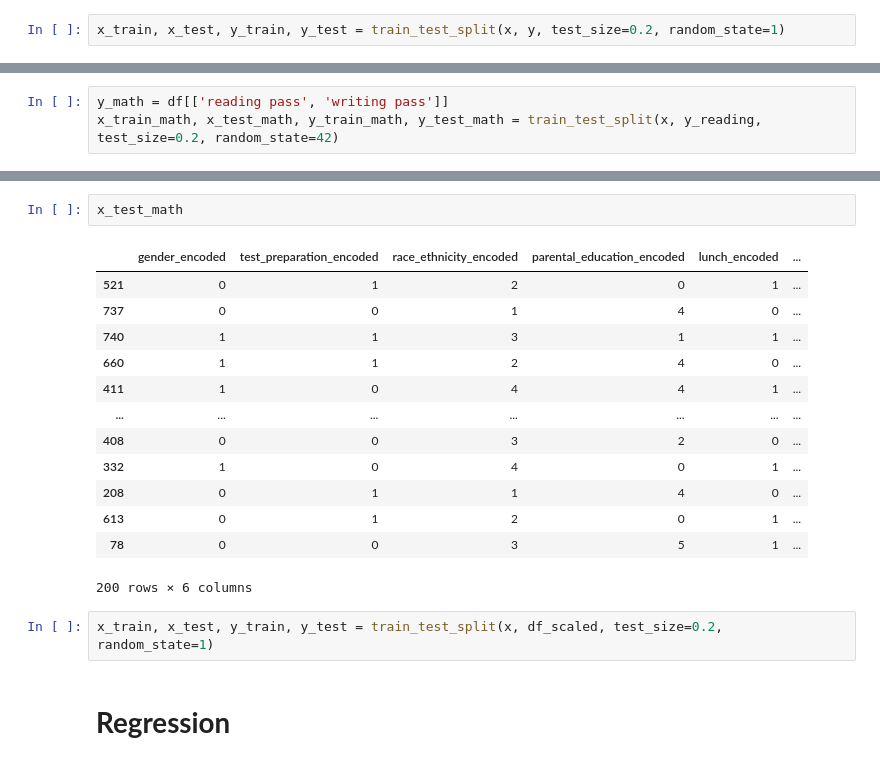
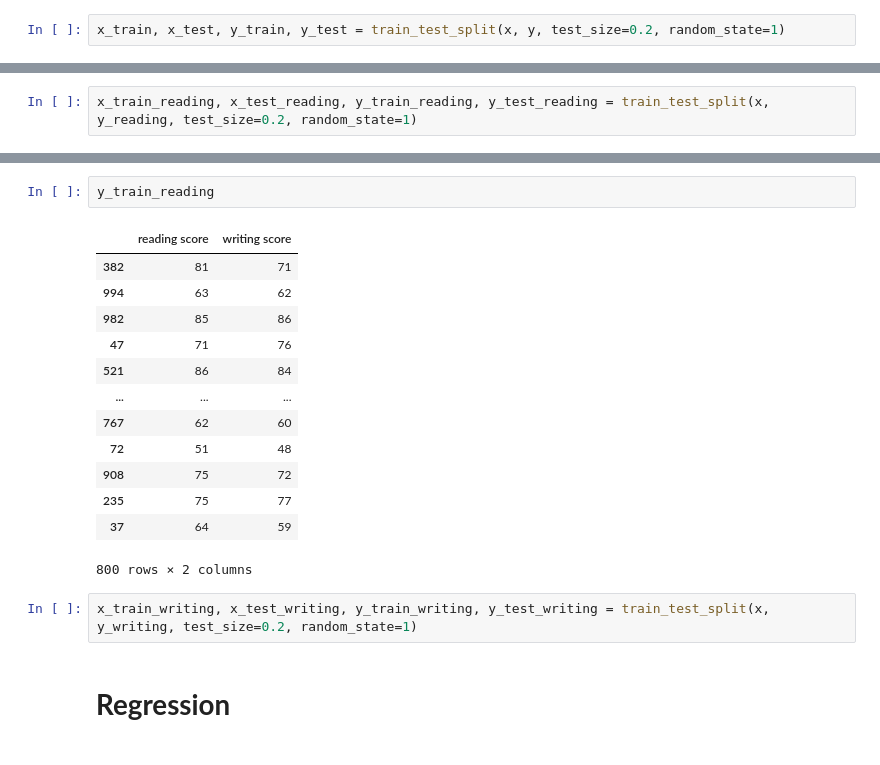
Before and after one commit to WilmerSoto/PrediccionExamen, a Jupyter notebook: Trabajo_final.ipynb, the cells around one changed output, grey strips where cells are left out. Drawn from its saved outputs; the diff is of its cells as text.

```diff
--- a/Trabajo_final.ipynb
+++ b/Trabajo_final.ipynb
@@ -148,3 +183,2 @@ df_scaled
 # %%
-y_math = df[['reading pass', 'writing pass']]
-x_train_math, x_test_math, y_train_math, y_test_math = train_test_split(x, y_reading, test_size=0.2, random_state=42)
+x_train_reading, x_test_reading, y_train_reading, y_test_reading = train_test_split(x, y_reading, test_size=0.2, random_state=1)
@@ -167,20 +185,20 @@ y_train_math
-# %%
-x_test_math
-# %% [output]
-|  | gender_encoded | test_preparation_encoded | race_ethnicity_encoded | parental_education_encoded | lunch_encoded | ... |
-| 521 | 0 | 1 | 2 | 0 | 1 | ... |
-| 737 | 0 | 0 | 1 | 4 | 0 | ... |
-| 740 | 1 | 1 | 3 | 1 | 1 | ... |
-| 660 | 1 | 1 | 2 | 4 | 0 | ... |
-| 411 | 1 | 0 | 4 | 4 | 1 | ... |
-| ... | ... | ... | ... | ... | ... | ... |
-| 408 | 0 | 0 | 3 | 2 | 0 | ... |
-| 332 | 1 | 0 | 4 | 0 | 1 | ... |
-| 208 | 0 | 1 | 1 | 4 | 0 | ... |
-| 613 | 0 | 1 | 2 | 0 | 1 | ... |
-| 78 | 0 | 0 | 3 | 5 | 1 | ... |
-200 rows × 6 columns
+# %%
+y_train_reading
+# %% [output]
+|  | reading score | writing score |
+| 382 | 81 | 71 |
+| 994 | 63 | 62 |
+| 982 | 85 | 86 |
+| 47 | 71 | 76 |
+| 521 | 86 | 84 |
+| ... | ... | ... |
+| 767 | 62 | 60 |
+| 72 | 51 | 48 |
+| 908 | 75 | 72 |
+| 235 | 75 | 77 |
+| 37 | 64 | 59 |
+800 rows × 2 columns
 # %%
-x_train, x_test, y_train, y_test = train_test_split(x, df_scaled, test_size=0.2, random_state=1)
+x_train_writing, x_test_writing, y_train_writing, y_test_writing = train_test_split(x, y_writing, test_size=0.2, random_state=1)
 # %% [markdown]
 # **Regression**
```
Also changed, not shown: parts of 74 cells of this notebook, 1 other file.
